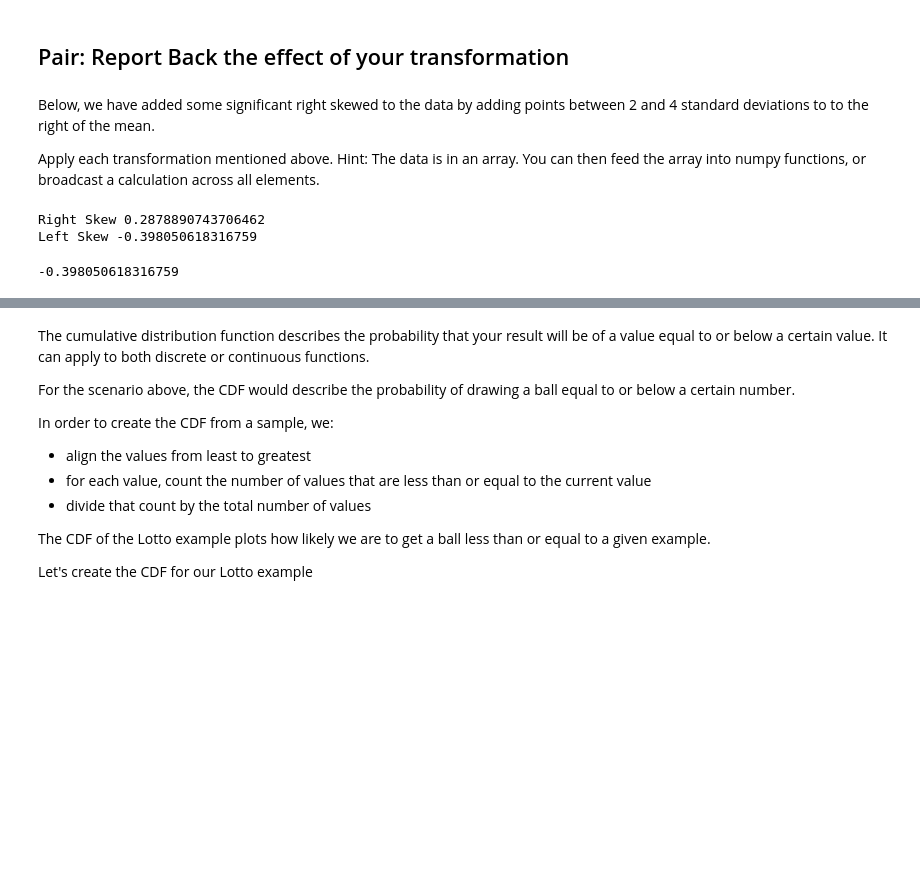
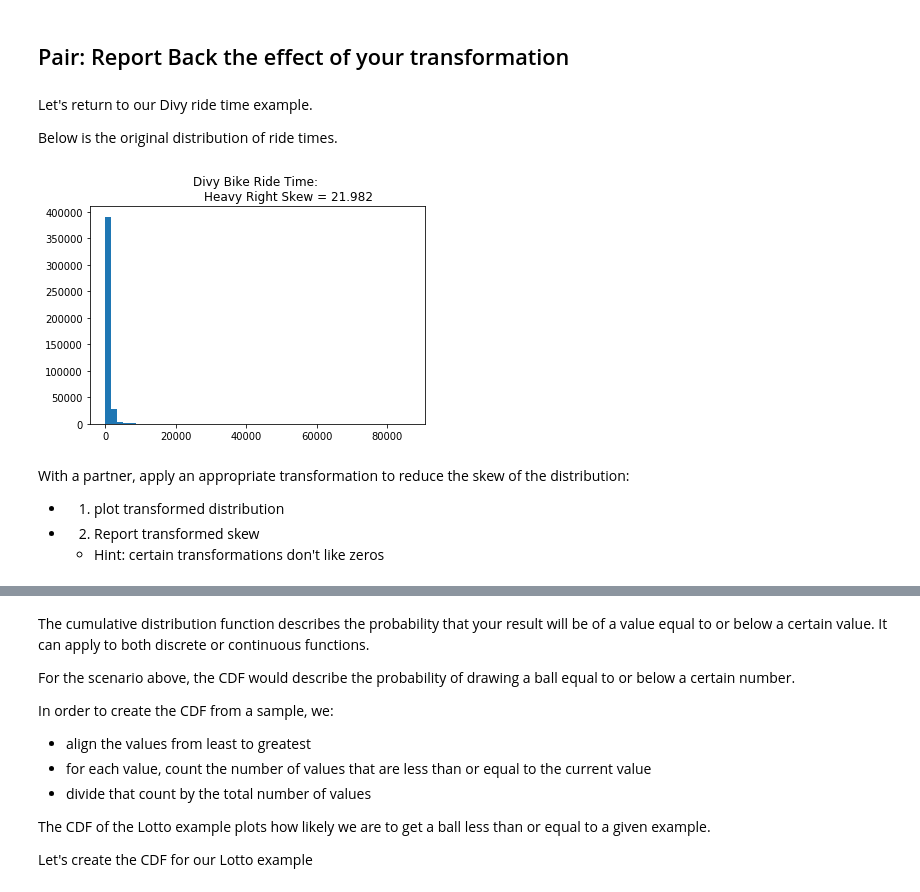
Before and after one commit to Caellwyn/distributions_ds-west-082420, a Jupyter notebook: index.ipynb, the cells around one changed output, grey strips where cells are left out. Drawn from its saved outputs; the diff is of its cells as text; code cells hidden in the pictures; blank space fills up the shorter version.

```diff
--- a/index.ipynb
+++ b/index.ipynb
@@ -374,25 +425,26 @@ The square, x to x2, has a moderate effect on distribution shape and it could be
 Another method of handling skewness is finding outliers and possibly removing them
 # %% [markdown]
 ## Pair: Report Back the effect of your transformation
-# %% [markdown]
-Below, we have added some significant right skewed to the data by adding points between 2 and 4 standard deviations to to the right of the mean.
-
-Apply each transformation mentioned above.
-Hint: The data is in an array.  You can then feed the array into numpy functions, or broadcast a calculation across all elements.
-# %%
-import numpy as np
-from scipy import stats
-no_skew_dist = np.random.normal(10,1, 1000)
-add_right_skew = np.random.choice(np.random.normal(12,1,1000) , 100)
-right_skewed_data = np.concatenate([no_skew_dist, add_right_skew])
-print(f'Right Skew {stats.skew(right_skewed_data)}')
-
-no_skew_dist_2 = np.random.normal(10,1, 1000)
-add_left_skew = np.random.choice(np.random.normal(8,1,1000) , 100)
-left_skewed_data = np.concatenate([no_skew_dist_2, add_left_skew])
-print(f'Left Skew {stats.skew(left_skewed_data)}')
-stats.skew(left_skewed_data)
-# %% [output]
-Right Skew 0.2878890743706462
-Left Skew -0.398050618316759
--0.398050618316759
+# %% [markdown]
+Let's return to our Divy ride time example.
+
+Below is the original distribution of ride times.
+# %%
+fig, ax = plt.subplots()
+
+
+ax.hist(divy_trips.ride_time, bins=50);
+ax.set_title("""Divy Bike Ride Time:
+                Heavy Right Skew = {}""".format(round(
+                                                      stats.skew(divy_trips.ride_time)
+                                                    ,3)
+                                               )
+            );
+# %% [output]
+[figure, added]
+# %% [markdown]
+With a partner, apply an appropriate transformation to reduce the skew of the distribution:
+
+  - 1. plot transformed distribution
+  - 2. Report transformed skew
+    - Hint: certain transformations don't like zeros
```
Also changed, not shown: parts of 23 cells of this notebook, 33 other files.
